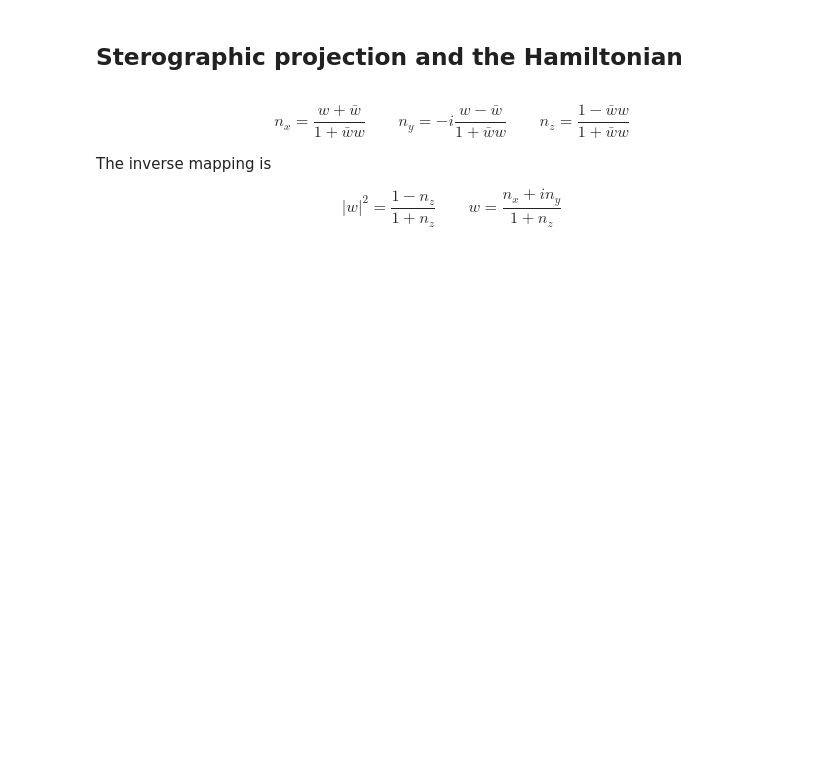
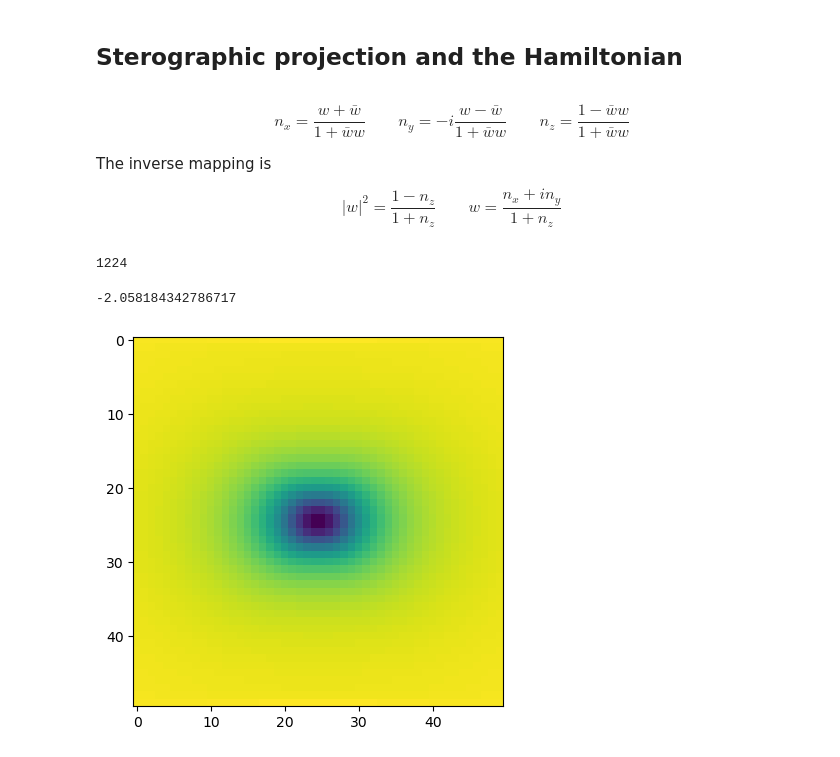
Before and after one commit to jan-chelmecki/skyrmion-tunnelling, a Jupyter notebook: instanton.ipynb, the cells around one changed output. Saved outputs shown, nothing was run; the diff lists cells and outputs as text; code cells hidden in the pictures; blank space fills up the shorter version.

```diff
--- a/instanton.ipynb
+++ b/instanton.ipynb
@@ -197,12 +210,26 @@ def n_vector(w):
     n[2,:,:] = np.real((1-w*np.conj(w)) / (1 + np.conj(w)*w))
     return n
 #end
+# %%
+np.argmin(n_arr[-1,2,:,:])
+# %% [output]
+1224
 # %%
-w0 = w_project(n)
+w0 = w_project(n_arr[-1,:,:,:])
 # %%
 def w(w0, lbd):
     return np.real(w0) + 1j*lbd*np.imag(w0)
+
+def n_lbd(w0, lbd):
+    return n_vector(w(w0,lbd))
 # %%
 def check_norm(n):
     norm = n[0,:,:]**2 + n[1,:,:]**2 + n[2,:,:]**2
     print("norm varies from", np.min(norm), "to", np.max(norm))
+# %%
+lbd = 1.4
+plt.imshow(n_lbd(w0,lbd)[2,:,:])
+print( H_vect(n_lbd(w0,lbd),J1,J2,J3,B) )
+# %% [output]
+-2.058184342786717
+[figure, added]
```
Also changed, not shown: parts of 14 cells of this notebook.
